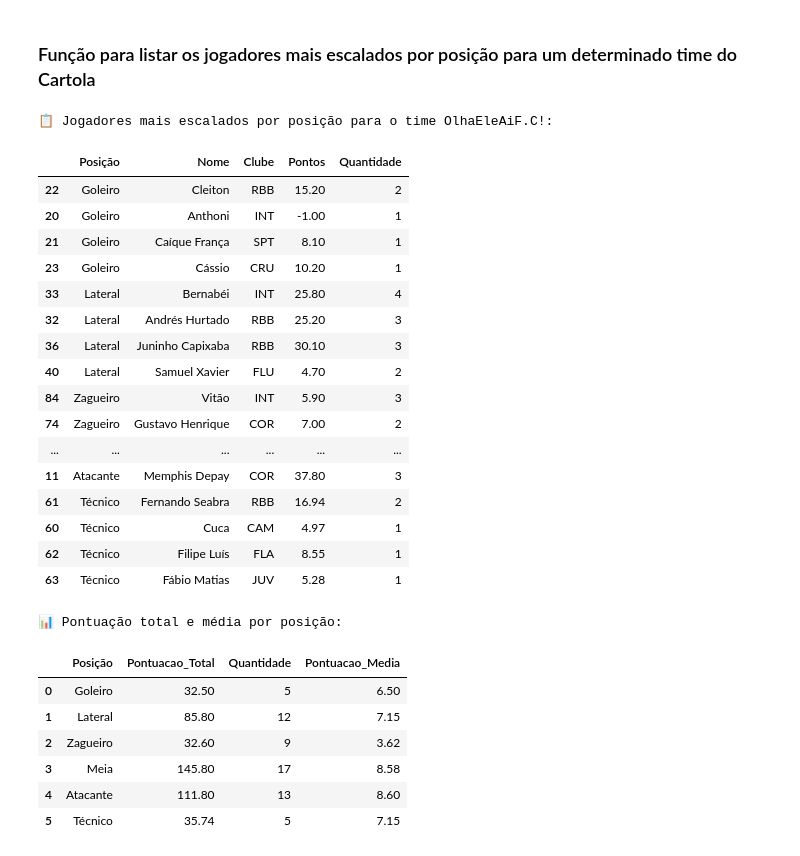
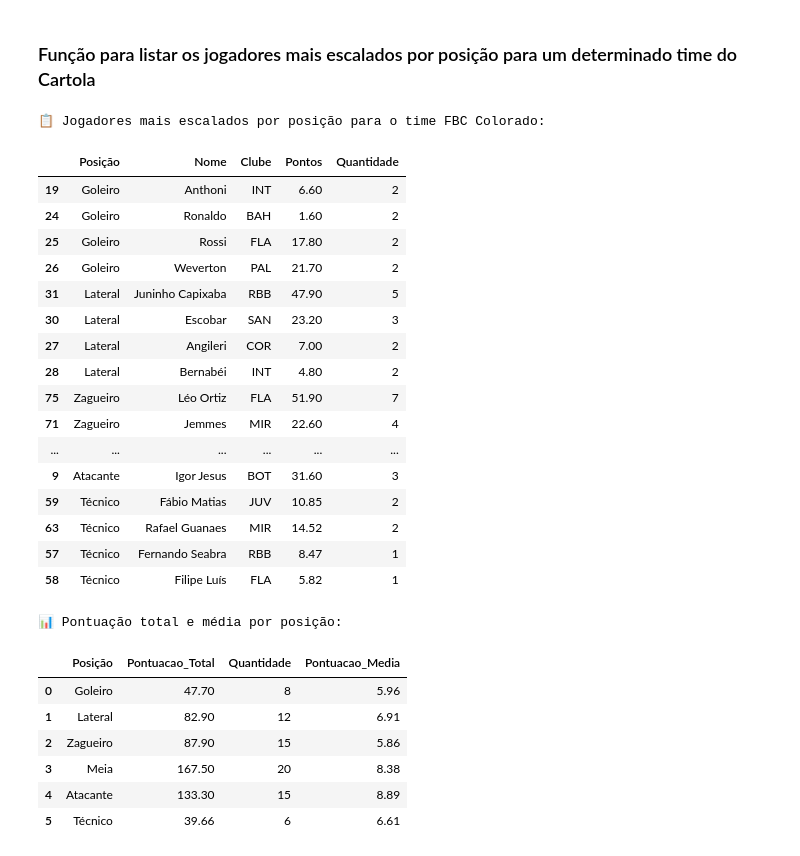
Before and after one commit to FernandoBC23/cartola_fbc, a Jupyter notebook: liga_serie_A/datasets_liga_serie_A/busca_dados_liga_serie_A.ipynb, the cells around one changed output. Saved outputs shown, nothing was run; the diff lists cells and outputs as text; code cells hidden in the pictures.

```diff
--- a/liga_serie_A/datasets_liga_serie_A/busca_dados_liga_serie_A.ipynb
+++ b/liga_serie_A/datasets_liga_serie_A/busca_dados_liga_serie_A.ipynb
@@ -852,7 +852,7 @@ def listar_jogadores_escalados_por_time_e_agrupados(df, nome_time, posicao=None)
     return df_agrupado
 
 # Exemplo de uso
-nome_time = "PraiaBravaFC"
+nome_time = "FBC Colorado"
 posicao = 'Zagueiro'  # Substitua por outra posição ou deixe como None
 
 jogadores_escalados_agrupados = listar_jogadores_escalados_por_time_e_agrupados(df_escalacoes, nome_time, posicao)
@@ -916,43 +929,43 @@ def calcular_pontuacao_total_e_media(df_jogadores):
 
     return df_total_pontuacao
 # %%
-nome_time = "OlhaEleAiF.C!"
+nome_time = "FBC Colorado"
 top_n = 4  # Altere se quiser
 
 jogadores_mais_escalados_por_posicao = listar_jogadores_mais_escalados_por_posicao(df_escalacoes, nome_time, top_n)
 
 if not jogadores_mais_escalados_por_posicao.empty:
     print(f"📋 Jogadores mais escalados por posição para o time {nome_time}:")
     display(jogadores_mais_escalados_por_posicao)
 
     pontuacao_total_e_media = calcular_pontuacao_total_e_media(jogadores_mais_escalados_por_posicao)
 
     print("📊 Pontuação total e média por posição:")
     display(pontuacao_total_e_media)
 # %% [output]
-📋 Jogadores mais escalados por posição para o time OlhaEleAiF.C!:
+📋 Jogadores mais escalados por posição para o time FBC Colorado:
 |  | Posição | Nome | Clube | Pontos | Quantidade |
-| 22 | Goleiro | Cleiton | RBB | 15.20 | 2 |
-| 20 | Goleiro | Anthoni | INT | -1.00 | 1 |
-| 21 | Goleiro | Caíque França | SPT | 8.10 | 1 |
-| 23 | Goleiro | Cássio | CRU | 10.20 | 1 |
-| 33 | Lateral | Bernabéi | INT | 25.80 | 4 |
-| 32 | Lateral | Andrés Hurtado | RBB | 25.20 | 3 |
-| 36 | Lateral | Juninho Capixaba | RBB | 30.10 | 3 |
-| 40 | Lateral | Samuel Xavier | FLU | 4.70 | 2 |
-| 84 | Zagueiro | Vitão | INT | 5.90 | 3 |
-| 74 | Zagueiro | Gustavo Henrique | COR | 7.00 | 2 |
+| 19 | Goleiro | Anthoni | INT | 6.60 | 2 |
+| 24 | Goleiro | Ronaldo | BAH | 1.60 | 2 |
+| 25 | Goleiro | Rossi | FLA | 17.80 | 2 |
+| 26 | Goleiro | Weverton | PAL | 21.70 | 2 |
+| 31 | Lateral | Juninho Capixaba | RBB | 47.90 | 5 |
+| 30 | Lateral | Escobar | SAN | 23.20 | 3 |
+| 27 | Lateral | Angileri | COR | 7.00 | 2 |
+| 28 | Lateral | Bernabéi | INT | 4.80 | 2 |
+| 75 | Zagueiro | Léo Ortiz | FLA | 51.90 | 7 |
+| 71 | Zagueiro | Jemmes | MIR | 22.60 | 4 |
 | ... | ... | ... | ... | ... | ... |
-| 11 | Atacante | Memphis Depay | COR | 37.80 | 3 |
-| 61 | Técnico | Fernando Seabra | RBB | 16.94 | 2 |
-| 60 | Técnico | Cuca | CAM | 4.97 | 1 |
-| 62 | Técnico | Filipe Luís | FLA | 8.55 | 1 |
-| 63 | Técnico | Fábio Matias | JUV | 5.28 | 1 |
+| 9 | Atacante | Igor Jesus | BOT | 31.60 | 3 |
+| 59 | Técnico | Fábio Matias | JUV | 10.85 | 2 |
+| 63 | Técnico | Rafael Guanaes | MIR | 14.52 | 2 |
+| 57 | Técnico | Fernando Seabra | RBB | 8.47 | 1 |
+| 58 | Técnico | Filipe Luís | FLA | 5.82 | 1 |
 📊 Pontuação total e média por posição:
 |  | Posição | Pontuacao_Total | Quantidade | Pontuacao_Media |
-| 0 | Goleiro | 32.50 | 5 | 6.50 |
-| 1 | Lateral | 85.80 | 12 | 7.15 |
-| 2 | Zagueiro | 32.60 | 9 | 3.62 |
-| 3 | Meia | 145.80 | 17 | 8.58 |
-| 4 | Atacante | 111.80 | 13 | 8.60 |
-| 5 | Técnico | 35.74 | 5 | 7.15 |
+| 0 | Goleiro | 47.70 | 8 | 5.96 |
+| 1 | Lateral | 82.90 | 12 | 6.91 |
+| 2 | Zagueiro | 87.90 | 15 | 5.86 |
+| 3 | Meia | 167.50 | 20 | 8.38 |
+| 4 | Atacante | 133.30 | 15 | 8.89 |
+| 5 | Técnico | 39.66 | 6 | 6.61 |
```
Also changed, not shown: parts of 6 cells of this notebook, 45 other files.
